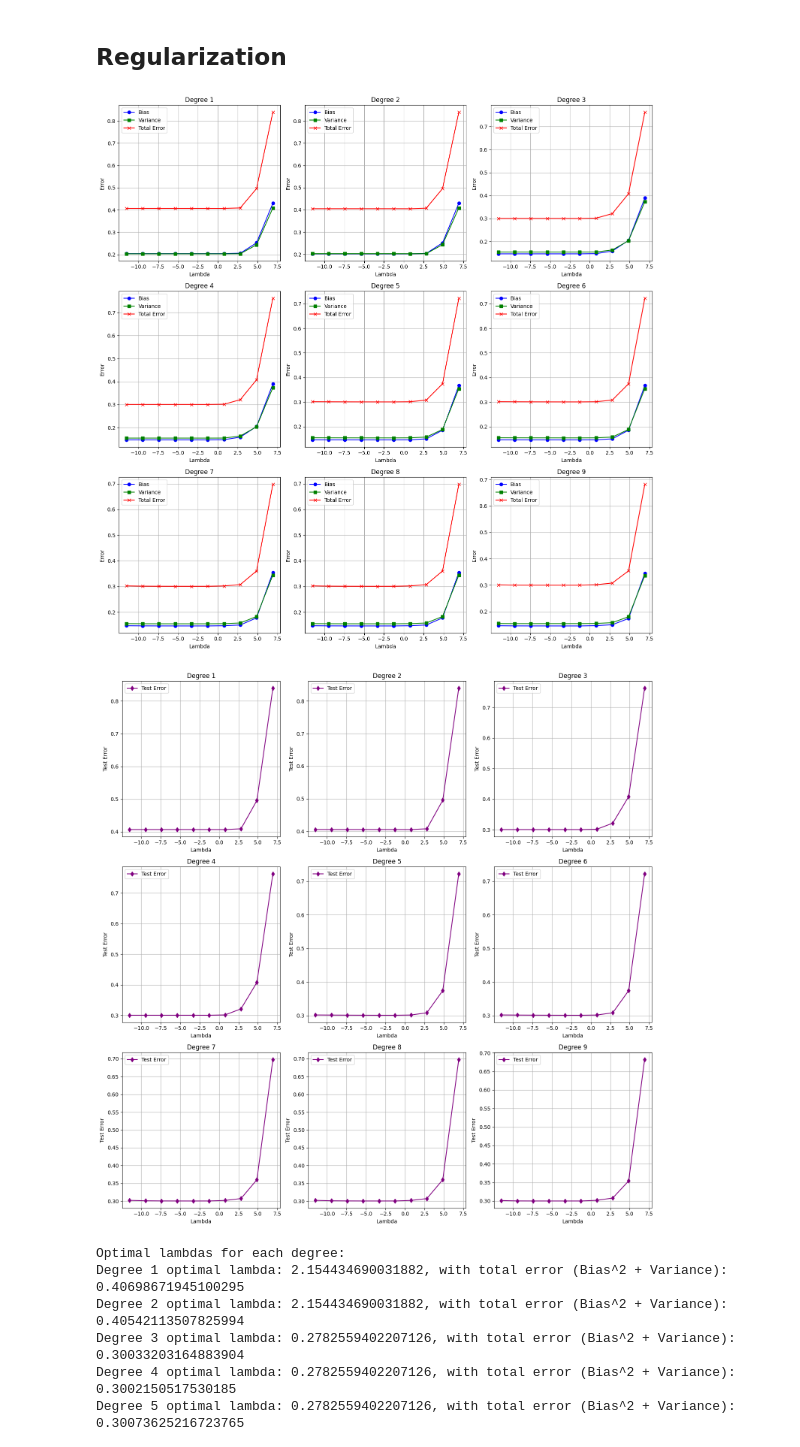
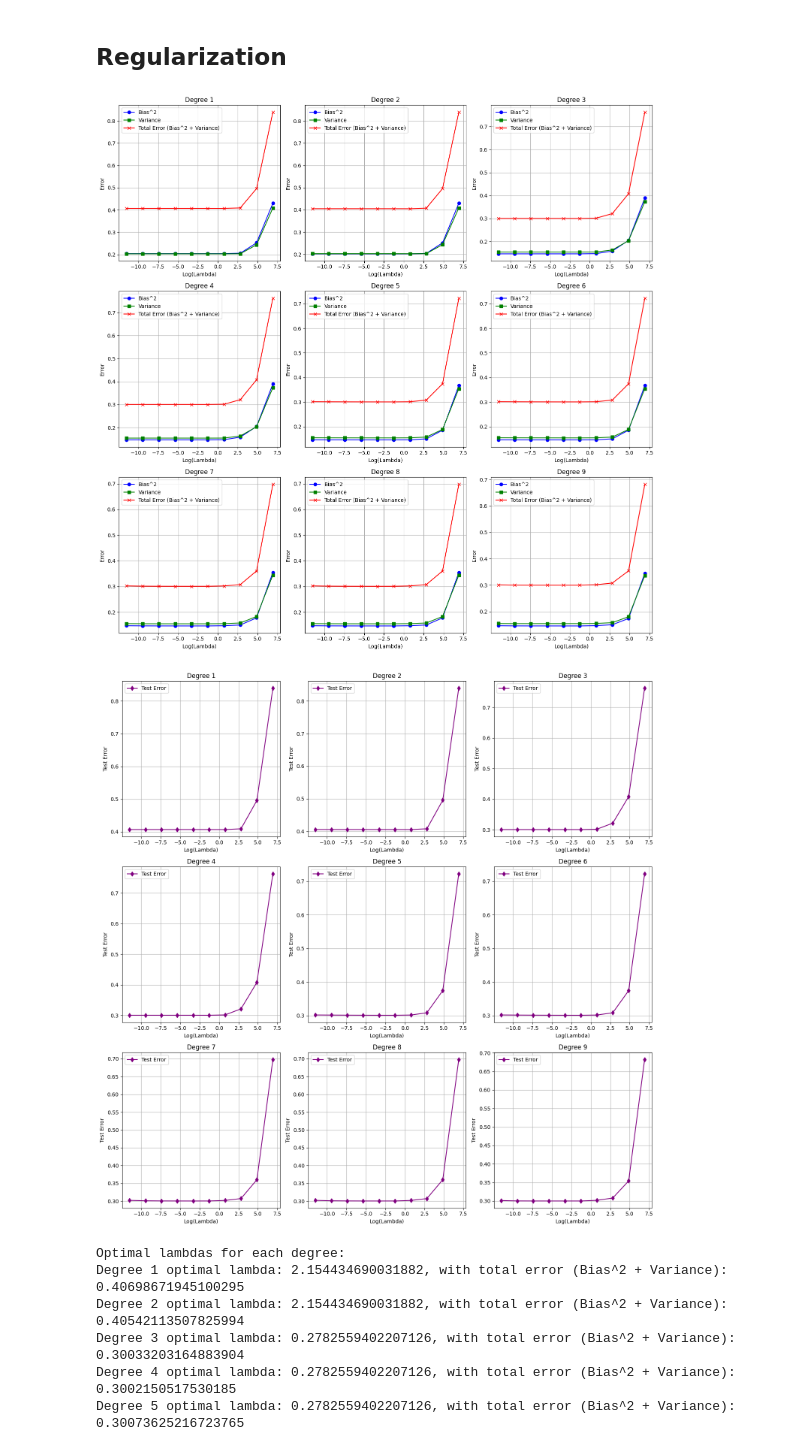
Before and after one commit to RastogiAdit/FODS-Assignment_1, a Jupyter notebook: Assignment-1.ipynb, the cells around one changed output. Cells and saved outputs as stored; diff of their text form; code cells hidden in the pictures.

```diff
--- a/Assignment-1.ipynb
+++ b/Assignment-1.ipynb
@@ -210,26 +210,26 @@ for deg in range(1, 10):
 # %%
 log_lambdas = np.log(lambdas)
 
 fig, axes = plt.subplots(3, 3, figsize=(15, 15))
 axes = axes.flatten()
 
 for deg in range(1, 10):
     ax = axes[deg - 1]
 
-    ax.plot(log_lambdas, all_bias[deg], label='Bias', color='blue', marker='o')
+    ax.plot(log_lambdas, all_bias[deg], label='Bias^2', color='blue', marker='o')
     ax.plot(log_lambdas, all_variance[deg], label='Variance', color='green', marker='s')
-    ax.plot(log_lambdas, all_total_error[deg], label='Total Error', color='red', marker='x')
+    ax.plot(log_lambdas, all_total_error[deg], label='Total Error (Bias^2 + Variance)', color='red', marker='x')
 
     ax.set_title(f'Degree {deg}')
-    ax.set_xlabel('Lambda')
+    ax.set_xlabel('Log(Lambda)')
     ax.set_ylabel('Error')
     ax.legend()
     ax.grid(True)
 
 plt.tight_layout()
 plt.show()
 # %% [output]
-[figure, old version]
+[figure, new version]
 # %%
 fig, axes = plt.subplots(3, 3, figsize=(15, 15))
 axes = axes.flatten()
@@ -240,7 +240,7 @@ for deg in range(1, 10):
     ax.plot(log_lambdas, all_total_error[deg], label='Test Error', color='purple', marker='d')
 
     ax.set_title(f'Degree {deg}')
-    ax.set_xlabel('Lambda')
+    ax.set_xlabel('Log(Lambda)')
     ax.set_ylabel('Test Error')
     ax.legend()
     ax.grid(True)
@@ -248,7 +248,7 @@ for deg in range(1, 10):
 plt.tight_layout()
 plt.show()
 # %% [output]
-[figure, old version]
+[figure, new version]
 # %%
 optimal_lambdas = {}
 min_test_error = float('inf')
```
Also changed, not shown: parts of 3 cells of this notebook.
